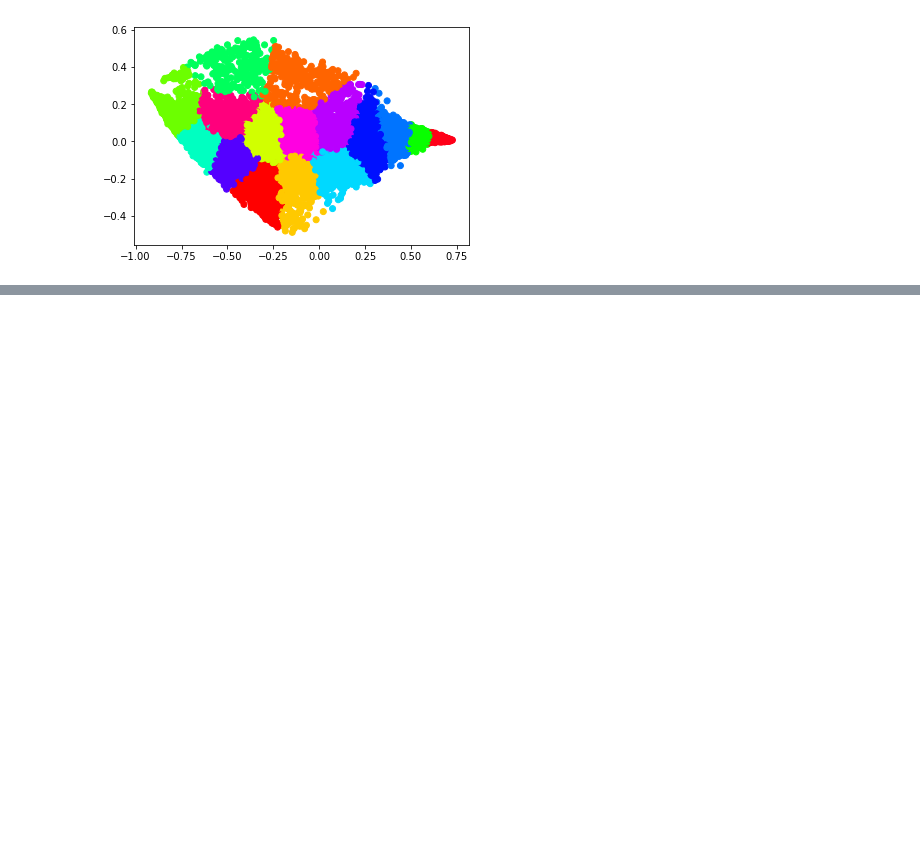
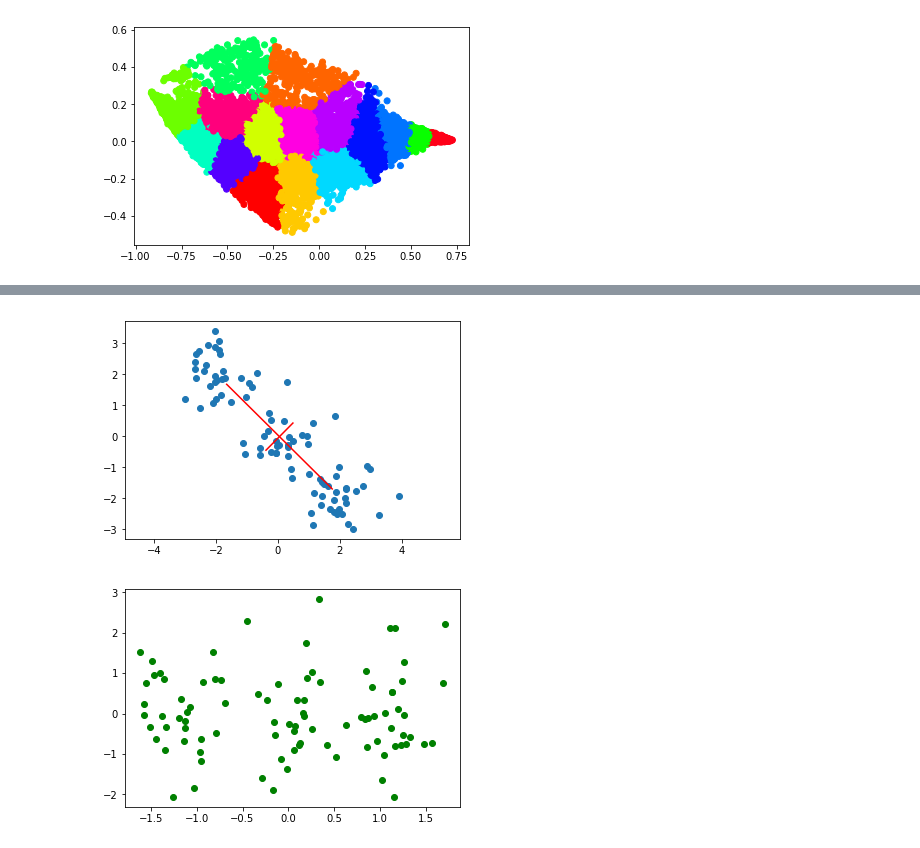
Before and after one commit to alvzzz/notebooks, a Jupyter notebook: PCA.ipynb, the cells around one changed output, grey strips where cells are left out. Saved outputs shown, nothing was run; the diff lists cells and outputs as text; code cells hidden in the pictures; blank space fills up the shorter version.

```diff
--- a/PCA.ipynb
+++ b/PCA.ipynb
@@ -192,0 +201,32 @@ TODO:
+# %%
+class PCA_whiten(PCA):
+    def whiten(self):
+        """
+        Whitens data so that projected data has zero mean and unit covariance.
+        Returns:
+            projs (ndarray): whitened data for `self.X`
+        """
+        assert self.eiglist is not None, 'Need to fit first.'
+        U = np.zeros((self.D, self.D))
+        for i in range(self.D):
+            U[:, [i]] = eiglist[i][1].reshape(-1, 1)
+        L = np.diag([eiglist[i][0] for i in range(self.D)])
+        projs = (self.X - self.mean.T).dot((np.linalg.pinv(np.sqrt(L)).dot(U.T)).T)
+        return projs
+
+file_name_X = 'C:\\Users\\Alvin\\Google Drive\\CS\\ML-DL\\Examples\\data\\set2X.csv'
+X = np.loadtxt(file_name_X, delimiter=',')
+pca = PCA_whiten(X)
+eiglist = pca.fit()
+projs = pca.whiten()
+
+# Plot points and eigenvectors
+plot_pca_2D(plt, X, eiglist)
+plt.show()
+
+# Plot projected points
+plt.plot(projs[:, [0]], projs[:, [1]], 'go')
+plt.show()
+# %% [output]
+[figure, added]
+[figure, added]
```
Also changed, not shown: parts of 18 cells of this notebook.
